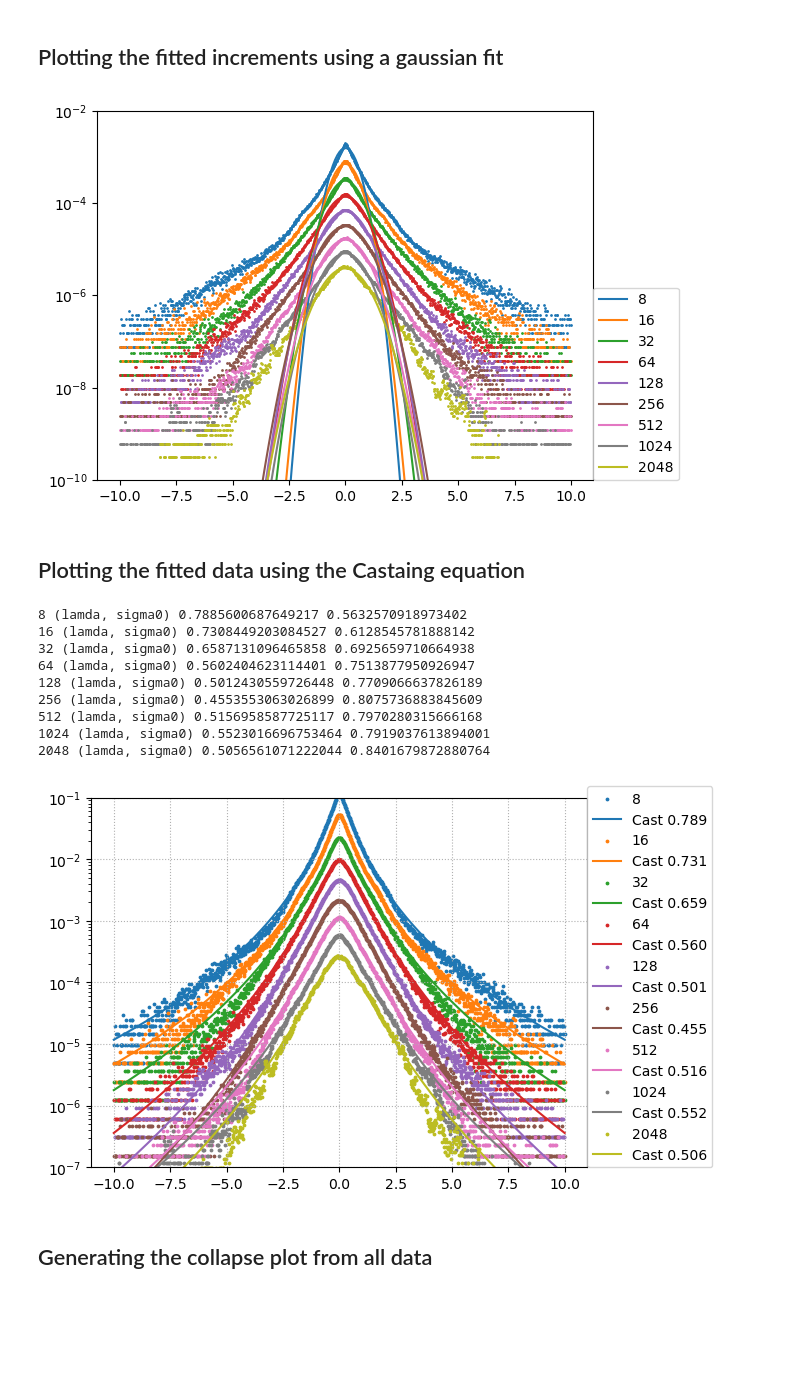
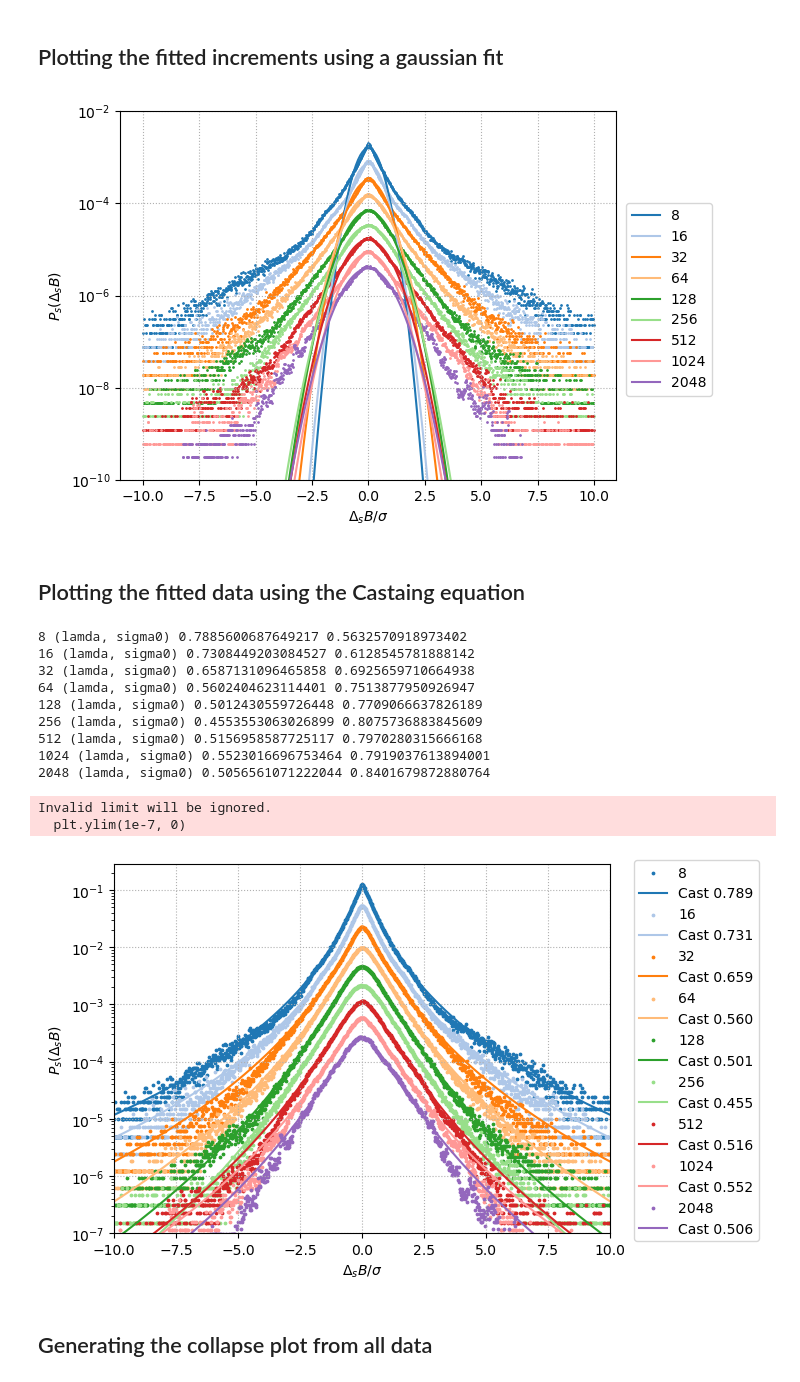
Before and after one commit to threeblueonebrowneyes/Critical-Scale-Invariance-Heart-Rate, a Jupyter notebook: CleanCode-Chfdb_CopyMIT.ipynb, the cells around one changed output. Cells and saved outputs as stored; diff of their text form; code cells hidden in the pictures; blank space fills up the shorter version.

```diff
--- a/CleanCode-Chfdb_CopyMIT.ipynb
+++ b/CleanCode-Chfdb_CopyMIT.ipynb
@@ -102,7 +104,7 @@ def clean_df(RR_intervals, path_to_files):
 # %% [markdown]
 ## Function to compute the detrended data and then the increments from the comulative function
 # %%
-def increments(B_df, s_list, polydegree=3):
+def increments(B_df, s_list, polydegree=5):
     '''
     Inputs:
         B: Dataframe with the columns to be detrended
@@ -236,6 +238,9 @@ B.describe() # columns names are correct
 # %%
 S=[2**i for i in range(3, 12)]
 list_Delta_B= increments(B, S, polydegree=3 )
+# %%
+tab20=mpl.colormaps['tab20']
+colors=tab20(range(9))
 # %% [markdown]
 ## Plotting the fitted increments using a gaussian fit
 # %%
@@ -246,15 +251,20 @@ for i, DBs in enumerate(list_Delta_B):
     popt, pcov = curve_fit(gaus , bin_cen, counts/(S[i]*len(DBs)), p0=[1,1,1])
 
     x = np.linspace(-5, 5, 100)
-    plt.plot(x, gaus(x, *popt), label=str(S[i]))
+    plt.plot(x, gaus(x, *popt), label=str(S[i]), color=colors[i])
 
-    plt.scatter(bin_cen, counts/(S[i]*len(DBs)), s=1)
-    plt.yscale('log')
+    plt.scatter(bin_cen, counts/(S[i]*len(DBs)), s=1, color=colors[i])
+
+
+plt.yscale('log')
 plt.ylim(1e-10, 1e-2)
-plt.legend(loc=(1,0))
+plt.ylabel(r'$P_s(\Delta_s B)$')
+plt.xlabel(r'$\Delta_s B/\sigma$')
+plt.legend(bbox_to_anchor=(1.02, 0.75), loc='upper left', borderaxespad=0)
+plt.grid(linestyle='dotted')
 plt.show()
 # %% [output]
-[figure, old version]
+[figure, new version]
 # %% [markdown]
 ## Plotting the fitted data using the Castaing equation
 # %%
@@ -262,38 +272,44 @@ for i,DBs in enumerate(list_Delta_B):
 
     counts, edges=np.histogram(DBs, bins=int(np.sqrt(DBs.size)), range=(-10, 10))
     bin_cen=(edges[1:]+edges[:-1])/2
     counts=counts/np.trapz(counts, bin_cen)
 
-    plt.scatter(bin_cen, counts/S[i], s=3, label=str(S[i]))
+    plt.scatter(bin_cen, counts/S[i], s=3, cmap='tab10' ,label=str(S[i]), color=colors[i])
 
     popt, pcov = curve_fit(Castaing_integral, bin_cen, counts, p0=[np.sqrt(0.16), 1])
 
 
 
     x=np.linspace(-10, 10, 200)
-    plt.plot(x, Castaing_integral(x, *popt)/S[i], label='Cast {:.3f}'.format(*popt))
+    plt.plot(x, Castaing_integral(x, *popt)/S[i],label='Cast {:.3f}'.format(*popt), color=colors[i])
     print(S[i],'(lamda, sigma0)', *popt)
 
 
 plt.legend(loc=(1,0))
 #plt.xlim(-2,2)
 plt.yscale('log')
 #plt.ylim(10e-6, 10e1)
 plt.grid(linestyle='dotted')
-#plt.xlim(-1,1)
-plt.ylim(1e-7, 1e-1)
+plt.xlim(-10,10)
+plt.ylim(1e-7, 0)
+plt.ylabel(r'$P_s(\Delta_s B)$')
+plt.xlabel(r'$\Delta_s B/\sigma$')
+plt.legend(bbox_to_anchor=(1.3, 1.01), borderaxespad=0)
+plt.grid(linestyle='dotted')
 plt.show()
 # %% [output]
 8 (lamda, sigma0) 0.7885600687649217 0.5632570918973402
 16 (lamda, sigma0) 0.7308449203084527 0.6128545781888142
 32 (lamda, sigma0) 0.6587131096465858 0.6925659710664938
 64 (lamda, sigma0) 0.5602404623114401 0.7513877950926947
 128 (lamda, sigma0) 0.5012430559726448 0.7709066637826189
 256 (lamda, sigma0) 0.4553553063026899 0.8075736883845609
 512 (lamda, sigma0) 0.5156958587725117 0.7970280315666168
 1024 (lamda, sigma0) 0.5523016696753464 0.7919037613894001
 2048 (lamda, sigma0) 0.5056561071222044 0.8401679872880764
+Invalid limit will be ignored.
+  plt.ylim(1e-7, 0)
-[figure, old version]
+[figure, new version]
 # %% [markdown]
 ## Generating the collapse plot from all data
 # %%
```
Also changed, not shown: parts of 2 cells of this notebook, 3 other files.
